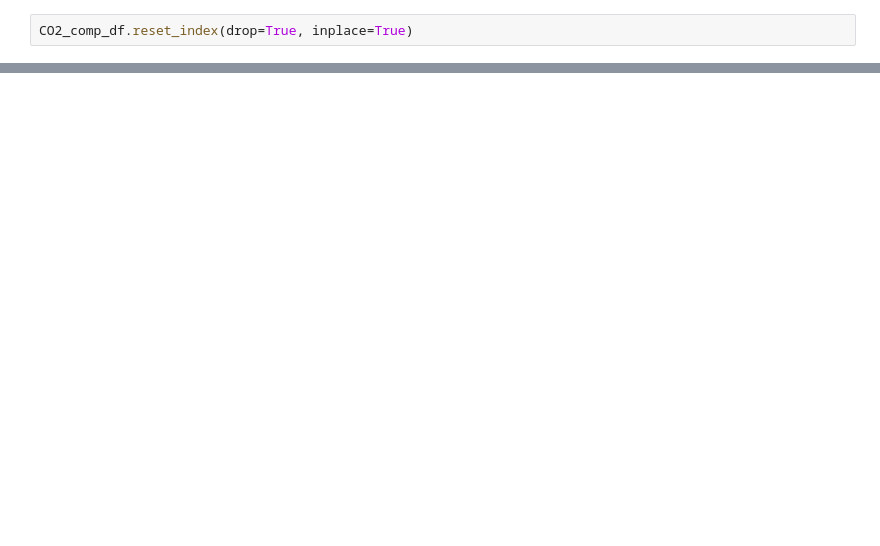
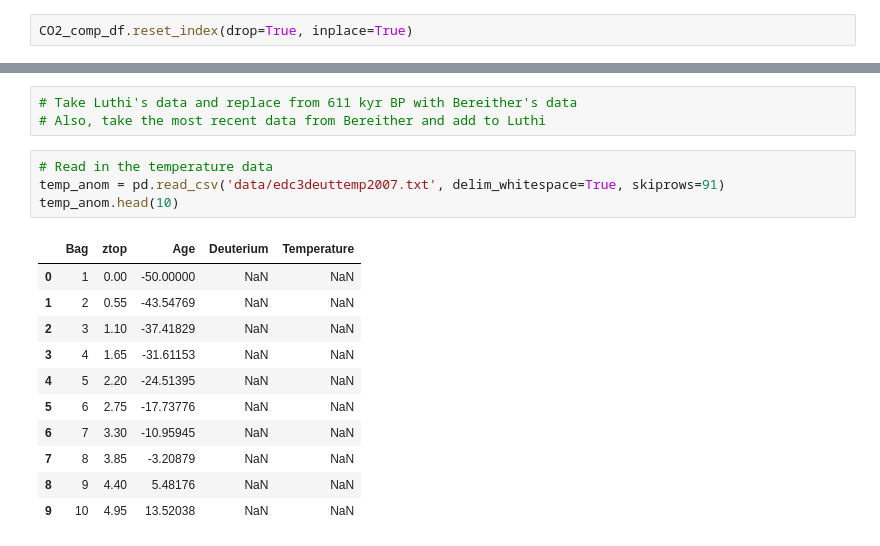
Before and after one commit to Eilis9/PfDA_Project2, a Jupyter notebook: analysis.ipynb, the cells around one changed output, grey strips where cells are left out. Cells and saved outputs as stored; diff of their text form; blank space fills up the shorter version.

```diff
--- a/analysis.ipynb
+++ b/analysis.ipynb
@@ -93,0 +112,19 @@ TALDICE (Bereiter et al., 2012)
+# %%
+# Take Luthi's data and replace from 611 kyr BP with Bereither's data
+# Also, take the most recent data from Bereither and add to Luthi
+# %%
+# Read in the temperature data
+temp_anom = pd.read_csv('data/edc3deuttemp2007.txt', delim_whitespace=True, skiprows=91)
+temp_anom.head(10)
+# %% [output]
+|  | Bag | ztop | Age | Deuterium | Temperature |
+| 0 | 1 | 0.00 | -50.00000 | NaN | NaN |
+| 1 | 2 | 0.55 | -43.54769 | NaN | NaN |
+| 2 | 3 | 1.10 | -37.41829 | NaN | NaN |
+| 3 | 4 | 1.65 | -31.61153 | NaN | NaN |
+| 4 | 5 | 2.20 | -24.51395 | NaN | NaN |
+| 5 | 6 | 2.75 | -17.73776 | NaN | NaN |
+| 6 | 7 | 3.30 | -10.95945 | NaN | NaN |
+| 7 | 8 | 3.85 | -3.20879 | NaN | NaN |
+| 8 | 9 | 4.40 | 5.48176 | NaN | NaN |
+| 9 | 10 | 4.95 | 13.52038 | NaN | NaN |
```
Also changed, not shown: parts of 15 cells of this notebook.
